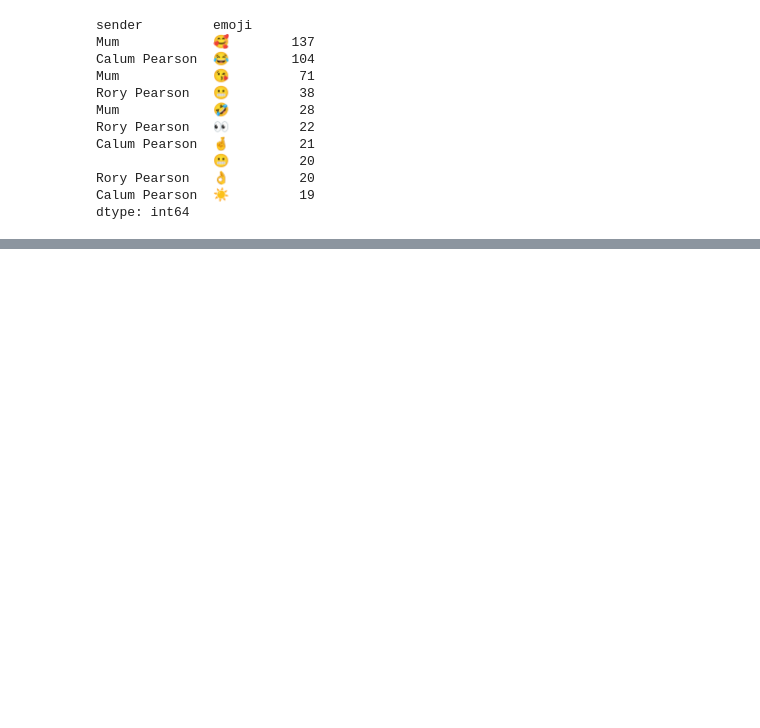
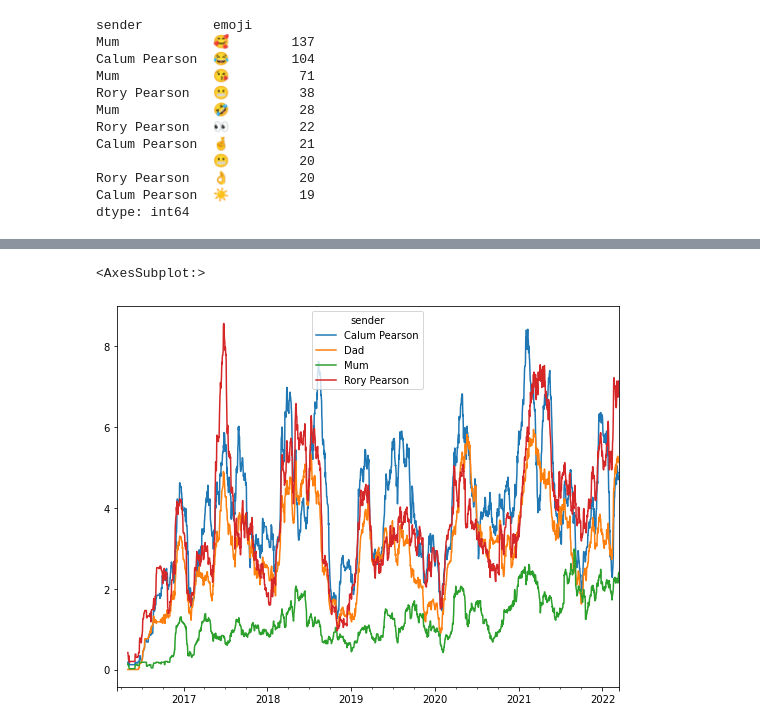
Before and after one commit to rorypearson26/convo-analytics, a Jupyter notebook: jupyter_mess/initial_lookin.ipynb, the cells around one changed output, grey strips where cells are left out. Saved outputs shown, nothing was run; the diff lists cells and outputs as text; code cells hidden in the pictures; blank space fills up the shorter version.

```diff
--- a/jupyter_mess/initial_lookin.ipynb
+++ b/jupyter_mess/initial_lookin.ipynb
@@ -307,0 +348,8 @@ data = d.to_dict()
+# %%
+df_test = df_time.copy()
+df_test = df_test.rolling(50).mean()
+# df_test['x1'] = df_time.index
+df_test.plot(figsize=(9, 7))
+# %% [output]
+<AxesSubplot:>
+[figure, added]
```
Also changed, not shown: parts of 12 cells of this notebook.
